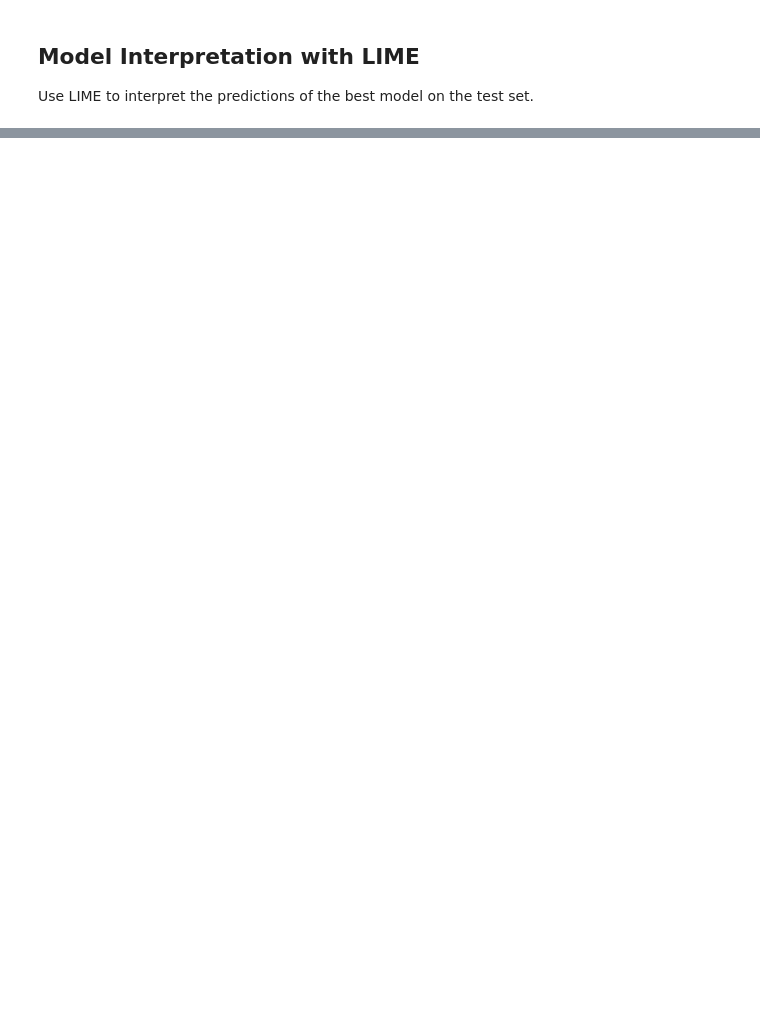
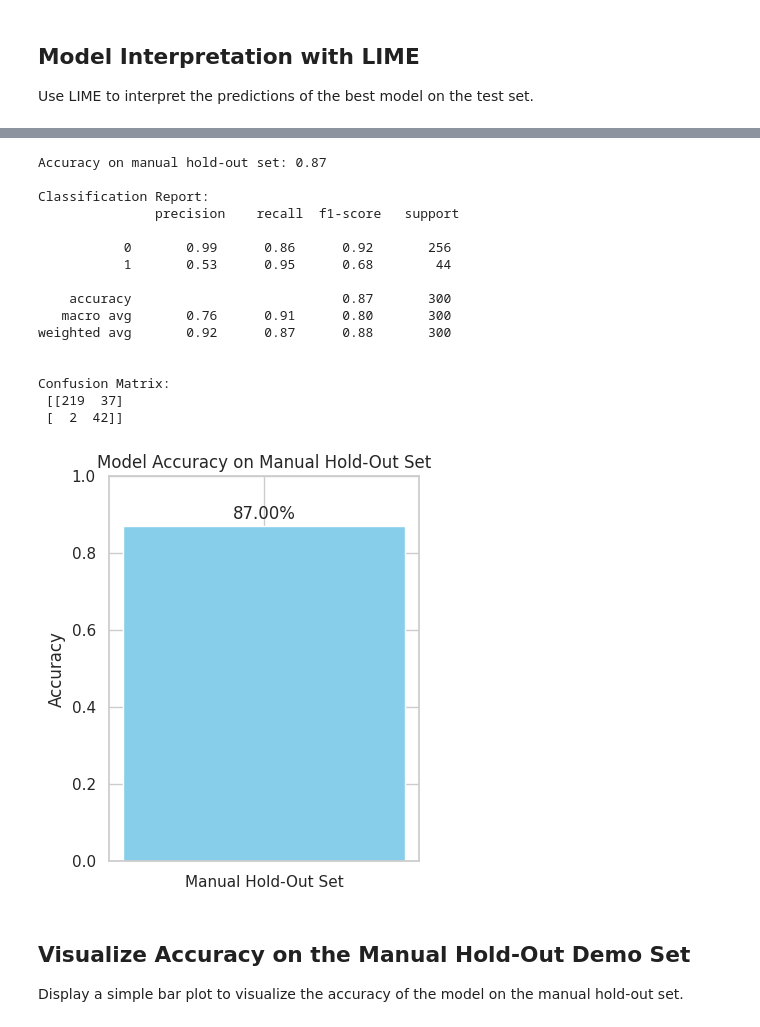
Before and after one commit to alanbjordan/digital_marketing_01, a Jupyter notebook: marketing_ana01b.ipynb, the cells around one changed output, grey strips where cells are left out. Saved outputs shown, nothing was run; the diff lists cells and outputs as text; code cells hidden in the pictures; blank space fills up the shorter version.

```diff
--- a/marketing_ana01b.ipynb
+++ b/marketing_ana01b.ipynb
@@ -453,0 +467,14 @@ exp.show_in_notebook(show_table=True)
+# %%
+import pickle
+
+# Save the best Gradient Boosting model found during grid search
+gb_model = results["Gradient Boosting"]["model"]
+with open("gradient_boosting_model.pkl", "wb") as f:
+    pickle.dump(gb_model, f)
+
+# Save the fitted StandardScaler
+with open("standard_scaler.pkl", "wb") as f:
+    pickle.dump(scaler, f)
+
+print("Gradient Boosting model exported as gradient_boosting_model.pkl")
+print("StandardScaler exported as standard_scaler.pkl")
@@ -453,0 +500,65 @@ exp.show_in_notebook(show_table=True)
+# %%
+import pandas as pd
+import pickle
+import matplotlib.pyplot as plt
+from sklearn.metrics import accuracy_score, classification_report, confusion_matrix
+
+# Load the manual demo set
+manual_demo = pd.read_csv("manual_demo_set.csv")
+
+# Load the saved StandardScaler and Gradient Boosting model
+with open("standard_scaler.pkl", "rb") as f:
+    loaded_scaler = pickle.load(f)
+with open("gradient_boosting_model.pkl", "rb") as f:
+    loaded_gb_model = pickle.load(f)
+
+# Prepare features and target (adjust column names as needed)
+X_manual = manual_demo.drop(["churn", "user_id"], axis=1)
+y_manual = manual_demo["churn"]
+
+# Scale features
+X_manual_scaled = loaded_scaler.transform(X_manual)
+
+# Predict and evaluate
+manual_pred = loaded_gb_model.predict(X_manual_scaled)
+
+
+print("Accuracy on manual hold-out set:", accuracy_score(y_manual, manual_pred))
+print("\nClassification Report:\n", classification_report(y_manual, manual_pred))
+print("\nConfusion Matrix:\n", confusion_matrix(y_manual, manual_pred))
+
+
+
+# Calculate accuracy
+accuracy = accuracy_score(y_manual, manual_pred)
+
+# Plot accuracy as a bar
+plt.figure(figsize=(4, 5))
+plt.bar(['Manual Hold-Out Set'], [accuracy], color='skyblue')
+plt.ylim(0, 1)
+plt.ylabel('Accuracy')
+plt.title('Model Accuracy on Manual Hold-Out Set')
+plt.text(0, accuracy + 0.02, f"{accuracy:.2%}", ha='center', fontsize=12)
+plt.show()
+# %% [output]
+Accuracy on manual hold-out set: 0.87
+
+Classification Report:
+               precision    recall  f1-score   support
+
+           0       0.99      0.86      0.92       256
+           1       0.53      0.95      0.68        44
+
+    accuracy                           0.87       300
+   macro avg       0.76      0.91      0.80       300
+weighted avg       0.92      0.87      0.88       300
+
+
+Confusion Matrix:
+ [[219  37]
+ [  2  42]]
+[figure, added]
+# %% [markdown]
+## Visualize Accuracy on the Manual Hold-Out Demo Set
+
+Display a simple bar plot to visualize the accuracy of the model on the manual hold-out set.
```
Also changed, not shown: parts of 11 cells of this notebook, 4 other files.
